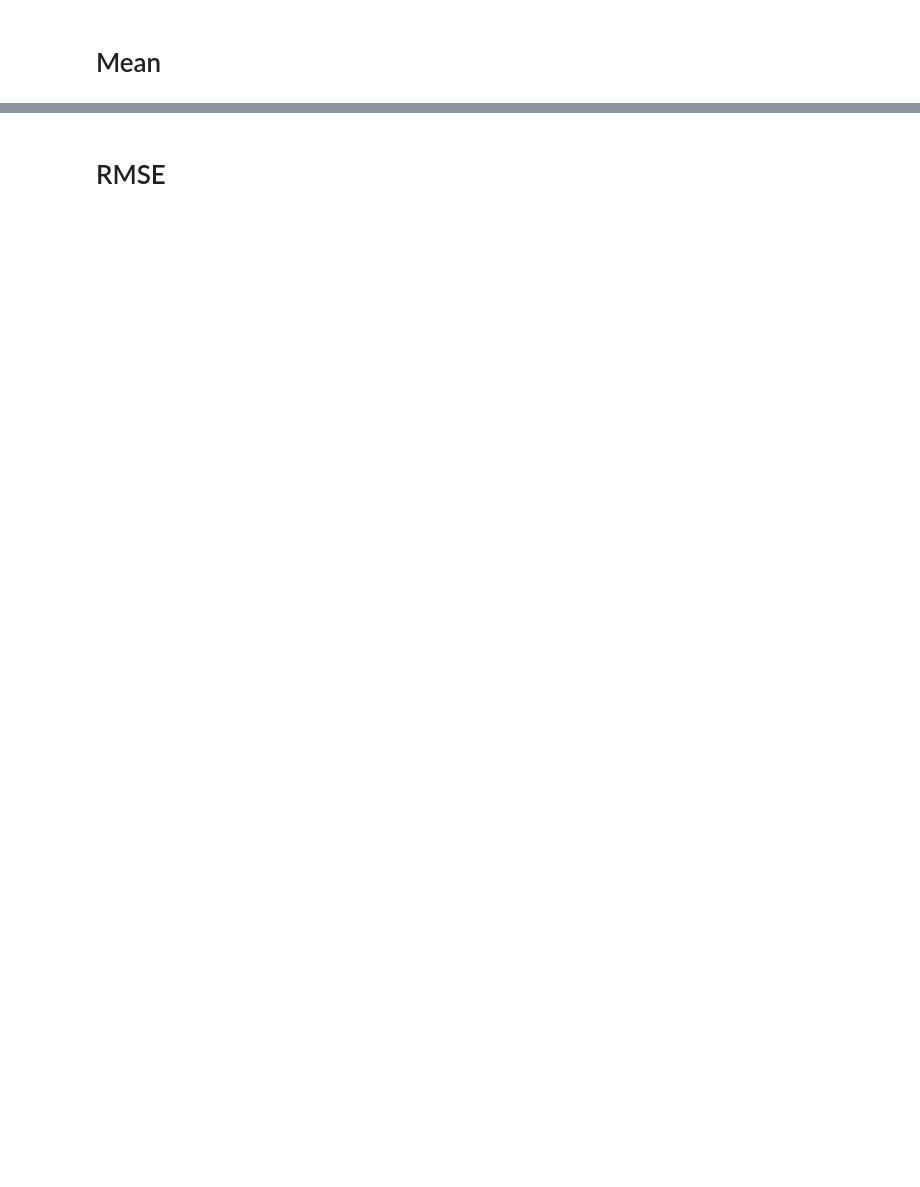
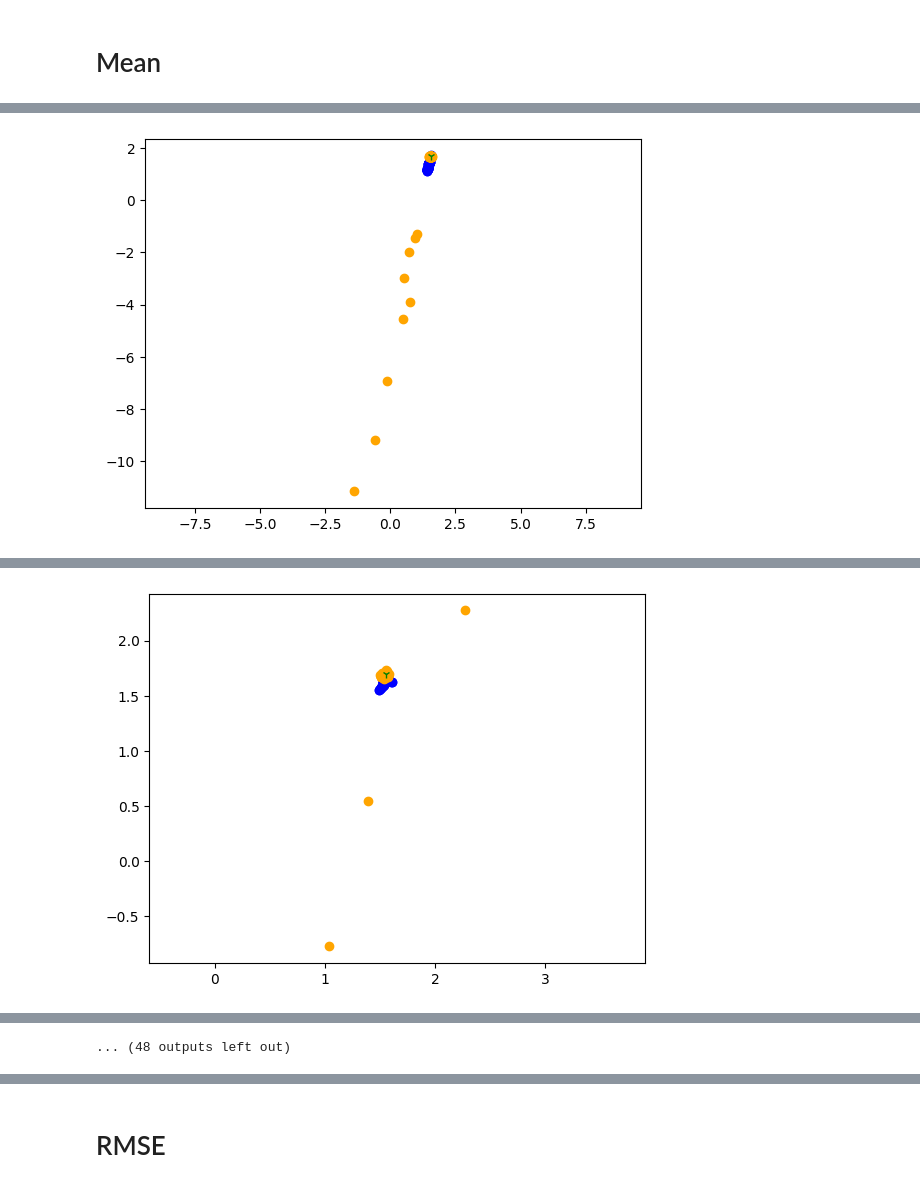
Before and after one commit to piotrs112/uwb-rs, a Jupyter notebook: data-processing/mlat_many_samples.ipynb, the cells around one changed output, grey strips where cells are left out. Saved outputs shown, nothing was run; the diff lists cells and outputs as text; code cells hidden in the pictures; blank space fills up the shorter version.

```diff
--- a/data-processing/mlat_many_samples.ipynb
+++ b/data-processing/mlat_many_samples.ipynb
@@ -240,6 +252,6 @@ len(kalman_dfs)
 # %%
-for kalman_df in kalman_dfs:
-    kalman_df["error"] = kalman_df.apply(calc_dist, axis=1)
+for df in kalman_dfs:
+    df["error"] = df.apply(calc_dist, axis=1)
 # %%
 import plotly.express as px
 import plotly.graph_objects as go
@@ -300,6 +310,14 @@ plt.show()
 # %%
-# for df, kdf in zip(solved_dfs, kalman_dfs):
-#     plt.plot(kdf.x, kdf.y, color="blue")
-#     plt.plot(df.x, df.y, color="orange")
-#     plt.axvline(TAG[REF_POINT][0] / 1000, color="g", linestyle="--")
-#     plt.show()
+for filename, df, kdf in zip(filenames, solved_dfs, kalman_dfs):
+    if MOVEMENT:
+        plt.plot(kdf.x, kdf.y, "-o", color="blue")
+        plt.plot(df.x, df.y, "-o", color="orange")
+        plt.axvline(TAG[REF_POINT][0] / 1000, color="g", linestyle="--")
+    else:
+        plt.scatter(kdf.x, kdf.y, color="blue")
+        plt.scatter(df.x, df.y, color="orange")
+        plt.plot(TAG[REF_POINT][0]/1000, TAG[REF_POINT][1]/1000, "g1")
+    plt.axis("equal")
+    print(filename)
+    plt.show()
+# %% [output]
@@ -305,0 +325 @@ plt.show()
+[figure, added]
@@ -305,0 +327 @@ plt.show()
+[figure, added]
@@ -306,3 +336,4 @@ plt.show()
+... (48 outputs left out)
 # %%
 import seaborn as sns
 
```
Also changed, not shown: parts of 19 cells of this notebook.
